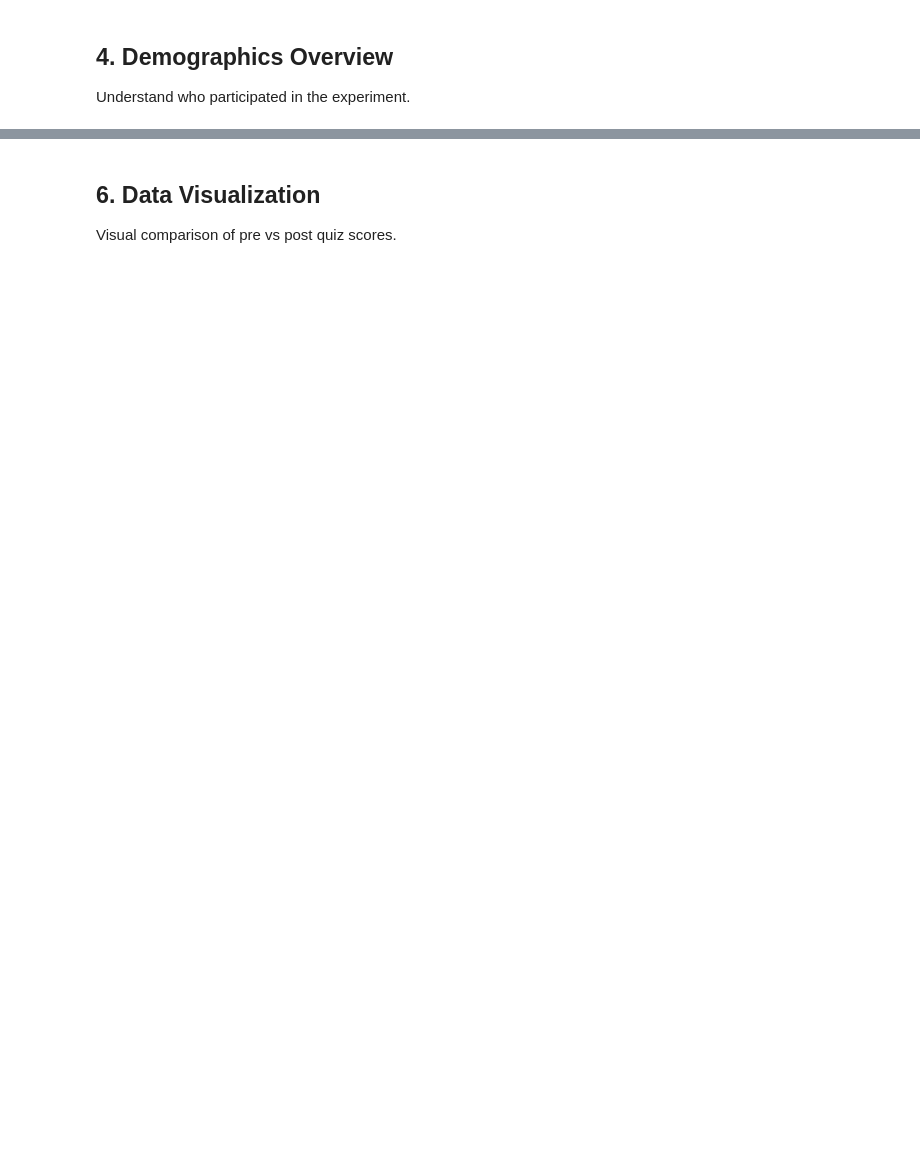
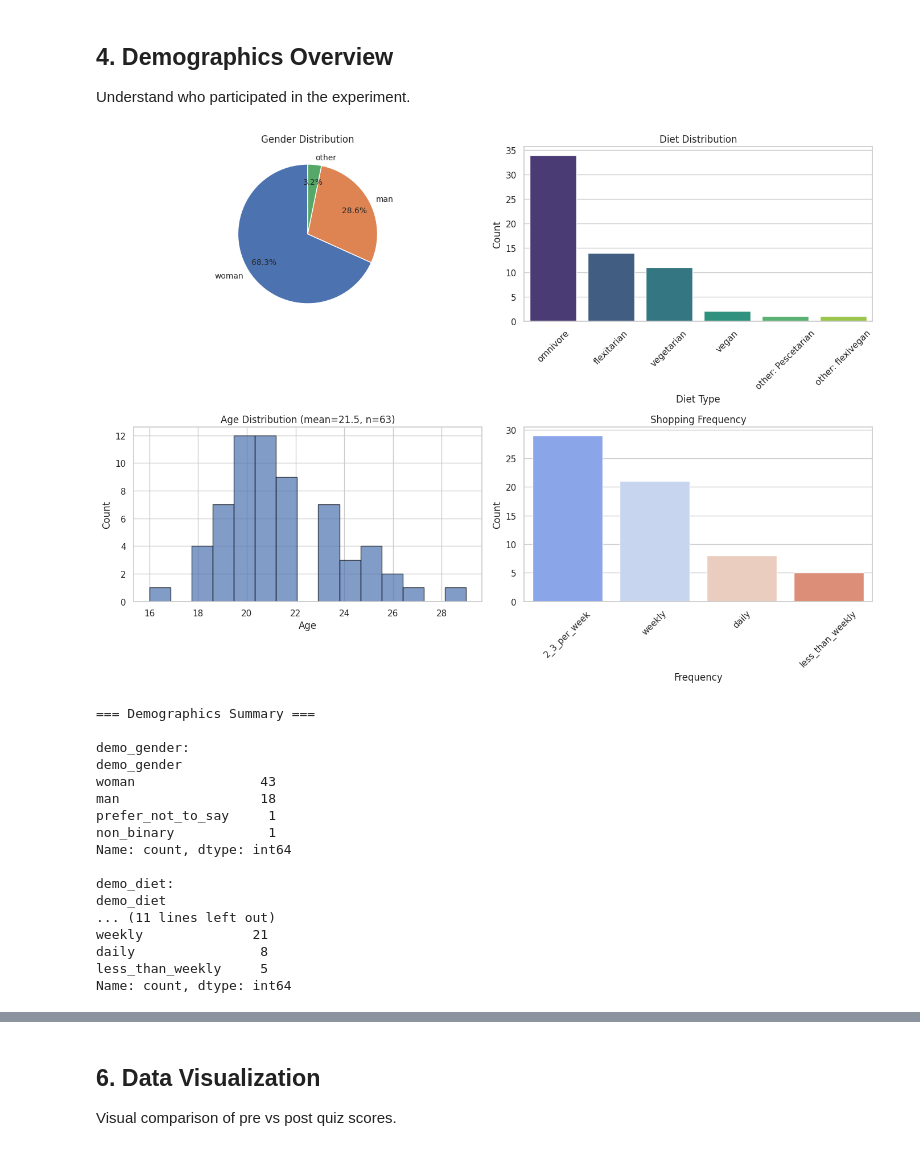
Before and after one commit to MontagueJacobs/albert, a Jupyter notebook: analysis/experiment_analysis.ipynb, the cells around one changed output, grey strips where cells are left out. Saved outputs shown, nothing was run; the diff lists cells and outputs as text; code cells hidden in the pictures; blank space fills up the shorter version.

```diff
--- a/analysis/experiment_analysis.ipynb
+++ b/analysis/experiment_analysis.ipynb
@@ -110,48 +244,100 @@ Understand who participated in the experiment.
 # Demographics breakdown
 fig, axes = plt.subplots(2, 2, figsize=(14, 10))
 
-# Gender distribution
+# Gender distribution (group very small categories for readability)
 if 'demo_gender' in df.columns:
     gender_counts = df['demo_gender'].value_counts()
-    axes[0, 0].pie(gender_counts, labels=gender_counts.index, autopct='%1.1f%%', startangle=90)
+    gender_plot = gender_counts.copy()
+    small_mask = (gender_plot / gender_plot.sum()) < 0.03
+    if small_mask.any():
+        other_sum = gender_plot[small_mask].sum()
+        gender_plot = gender_plot[~small_mask]
+        if other_sum > 0:
+            gender_plot['other'] = other_sum
+
+    axes[0, 0].pie(
+        gender_plot,
+        labels=gender_plot.index,
+        autopct='%1.1f%%',
+        startangle=90,
+        pctdistance=0.75,
+        textprops={'fontsize': 10}
+    )
     axes[0, 0].set_title('Gender Distribution')
 
 # Diet distribution
 if 'demo_diet' in df.columns:
-    diet_counts = df['demo_diet'].value_counts()
-    sns.barplot(x=diet_counts.index, y=diet_counts.values, ax=axes[0, 1], palette='viridis')
+    diet_counts = df['demo_diet'].value_counts().reset_index()
+    diet_counts.columns = ['diet', 'count']
+    sns.barplot(
+        data=diet_counts,
+        x='diet',
+        y='count',
+        hue='diet',
+        legend=False,
+        ax=axes[0, 1],
+        palette='viridis'
+    )
     axes[0, 1].set_title('Diet Distribution')
     axes[0, 1].set_xlabel('Diet Type')
     axes[0, 1].set_ylabel('Count')
     axes[0, 1].tick_params(axis='x', rotation=45)
 
 # Age distribution
 if 'demo_age' in df.columns:
     df['demo_age_numeric'] = pd.to_numeric(df['demo_age'], errors='coerce')
     ages = df['demo_age_numeric'].dropna()
     axes[1, 0].hist(ages, bins=15, edgecolor='black', alpha=0.7)
     axes[1, 0].set_title(f'Age Distribution (mean={ages.mean():.1f}, n={len(ages)})')
     axes[1, 0].set_xlabel('Age')
     axes[1, 0].set_ylabel('Count')
 
 # Shopping frequency
 if 'demo_shopping_frequency' in df.columns:
-    freq_counts = df['demo_shopping_frequency'].value_counts()
-    sns.barplot(x=freq_counts.index, y=freq_counts.values, ax=axes[1, 1], palette='coolwarm')
+    freq_counts = df['demo_shopping_frequency'].value_counts().reset_index()
+    freq_counts.columns = ['frequency', 'count']
+    sns.barplot(
+        data=freq_counts,
+        x='frequency',
+        y='count',
+        hue='frequency',
+        legend=False,
+        ax=axes[1, 1],
+        palette='coolwarm'
+    )
     axes[1, 1].set_title('Shopping Frequency')
     axes[1, 1].set_xlabel('Frequency')
     axes[1, 1].set_ylabel('Count')
     axes[1, 1].tick_params(axis='x', rotation=45)
 
 plt.tight_layout()
 plt.show()
 
 # Summary table
 print("\n=== Demographics Summary ===")
 for col in ['demo_gender', 'demo_diet', 'demo_shopping_frequency']:
     if col in df.columns:
         print(f"\n{col}:")
         print(df[col].value_counts())
+# %% [output]
+[figure, added]
+=== Demographics Summary ===
+
+demo_gender:
+demo_gender
+woman                43
+man                  18
+prefer_not_to_say     1
+non_binary            1
+Name: count, dtype: int64
+
+demo_diet:
+demo_diet
+... (11 lines left out)
+weekly              21
+daily                8
+less_than_weekly     5
+Name: count, dtype: int64
 # %% [markdown]
 ## 5. Learning Effect Analysis (Pre vs Post)
 
```
Also changed, not shown: parts of 24 cells of this notebook, 9 other files.
